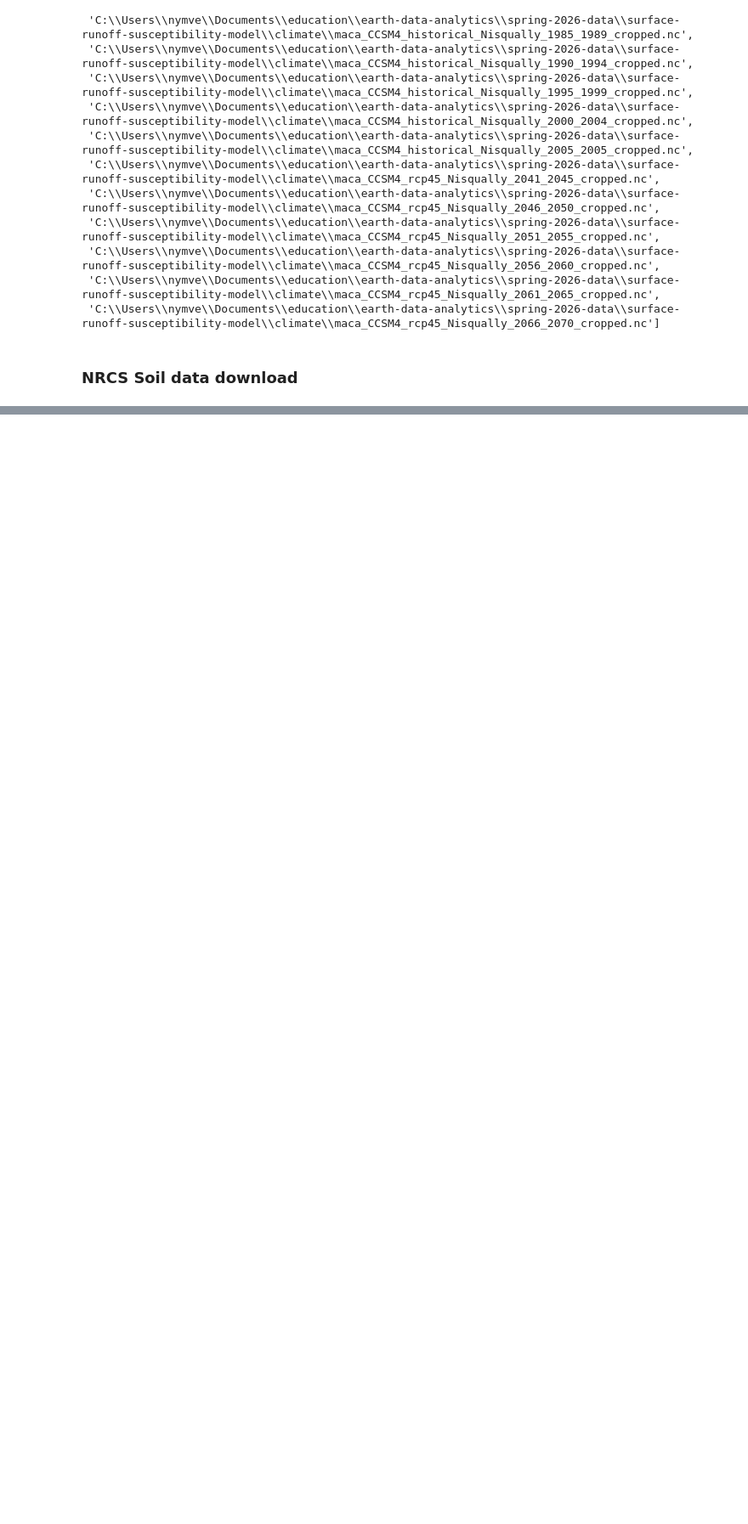
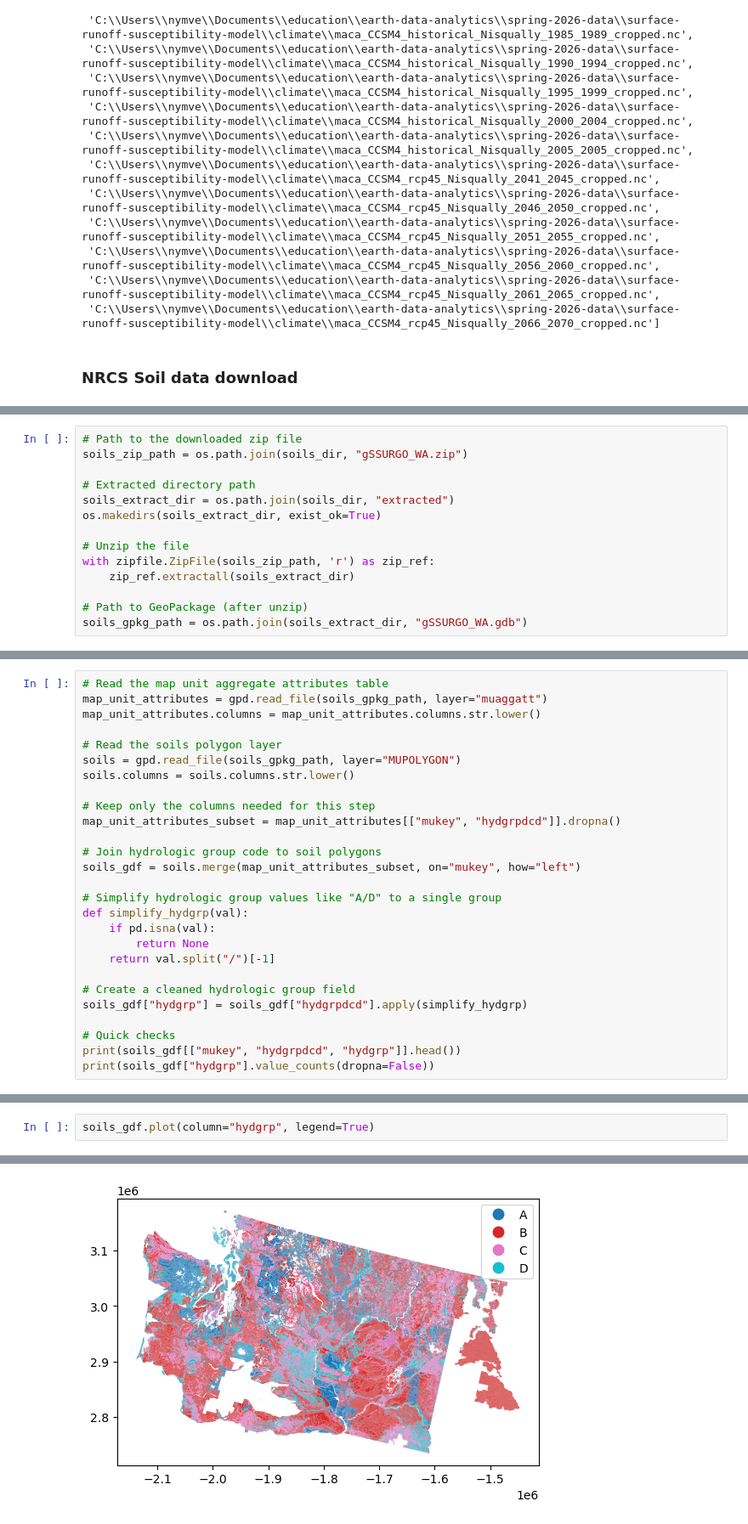
Before and after one commit to nym-veach/surface-runoff-susceptibility-model, a Jupyter notebook: notebooks/01-download-data.ipynb, the cells around one changed output, grey strips where cells are left out. Shown at 85% size. Saved outputs shown, nothing was run; the diff lists cells and outputs as text; blank space fills up the shorter version.

Commit message:
downloaded soils data and hydrologic unit code spatial join with polygons

```diff
--- a/notebooks/01-download-data.ipynb
+++ b/notebooks/01-download-data.ipynb
@@ -766,0 +769,14 @@ Saved: C:\Users\nymve\Documents\education\earth-data-analytics\spring-2026-data\
+# %%
+# Path to the downloaded zip file
+soils_zip_path = os.path.join(soils_dir, "gSSURGO_WA.zip")
+
+# Extracted directory path
+soils_extract_dir = os.path.join(soils_dir, "extracted")
+os.makedirs(soils_extract_dir, exist_ok=True)
+
+# Unzip the file
+with zipfile.ZipFile(soils_zip_path, 'r') as zip_ref:
+    zip_ref.extractall(soils_extract_dir)
+
+# Path to GeoPackage (after unzip)
+soils_gpkg_path = os.path.join(soils_extract_dir, "gSSURGO_WA.gdb")
@@ -766,0 +806,27 @@ Saved: C:\Users\nymve\Documents\education\earth-data-analytics\spring-2026-data\
+# %%
+# Read the map unit aggregate attributes table
+map_unit_attributes = gpd.read_file(soils_gpkg_path, layer="muaggatt")
+map_unit_attributes.columns = map_unit_attributes.columns.str.lower()
+
+# Read the soils polygon layer
+soils = gpd.read_file(soils_gpkg_path, layer="MUPOLYGON")
+soils.columns = soils.columns.str.lower()
+
+# Keep only the columns needed for this step
+map_unit_attributes_subset = map_unit_attributes[["mukey", "hydgrpdcd"]].dropna()
+
+# Join hydrologic group code to soil polygons
+soils_gdf = soils.merge(map_unit_attributes_subset, on="mukey", how="left")
+
+# Simplify hydrologic group values like "A/D" to a single group
+def simplify_hydgrp(val):
+    if pd.isna(val):
+        return None
+    return val.split("/")[-1]
+
+# Create a cleaned hydrologic group field
+soils_gdf["hydgrp"] = soils_gdf["hydgrpdcd"].apply(simplify_hydgrp)
+
+# Quick checks
+print(soils_gdf[["mukey", "hydgrpdcd", "hydgrp"]].head())
+print(soils_gdf["hydgrp"].value_counts(dropna=False))
@@ -766,0 +866,3 @@ Saved: C:\Users\nymve\Documents\education\earth-data-analytics\spring-2026-data\
+# %%
+soils_gdf.plot(column="hydgrp", legend=True)
+# %% [output]
@@ -766,0 +870 @@ Saved: C:\Users\nymve\Documents\education\earth-data-analytics\spring-2026-data\
+[figure, added]
```
Also changed, not shown: parts of 8 cells of this notebook.
